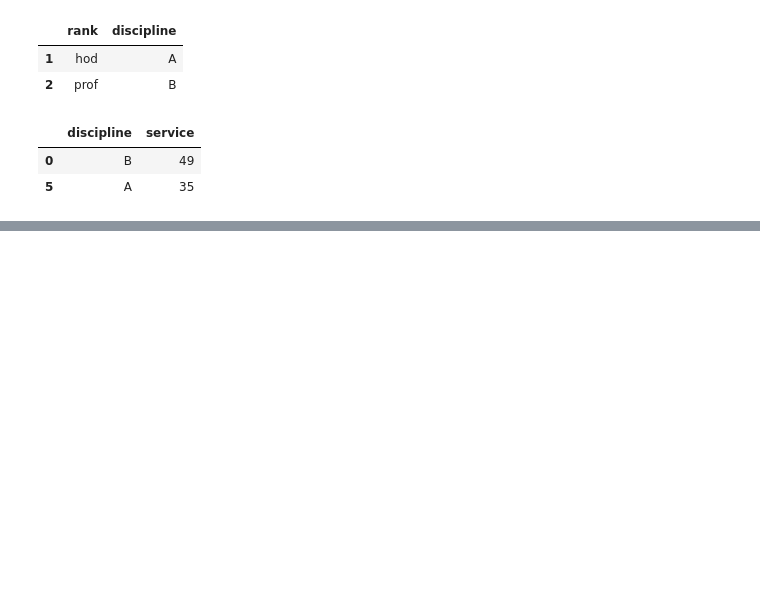
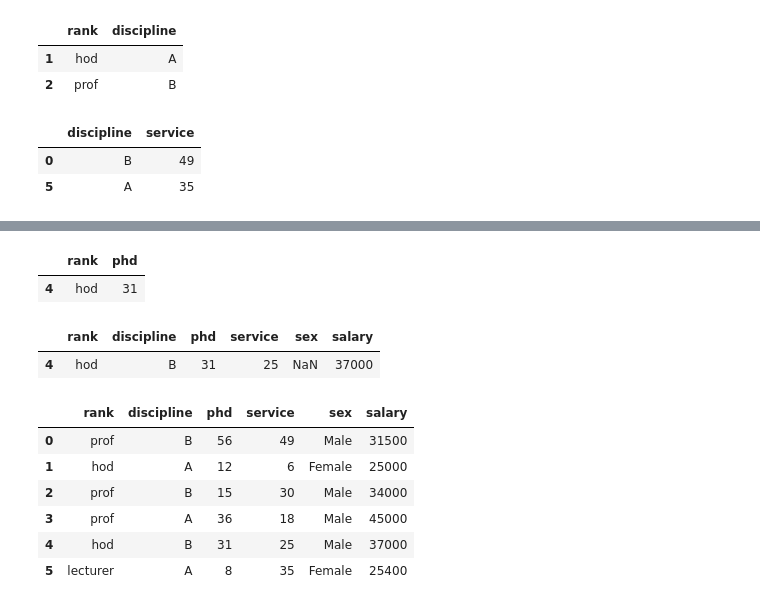
Before and after one commit to Netra-Tek/Data-Analysis, a Jupyter notebook: EmployeeAnalysis.ipynb, the cells around one changed output, grey strips where cells are left out. Drawn from its saved outputs; the diff is of its cells as text; code cells hidden in the pictures; blank space fills up the shorter version.

```diff
--- a/EmployeeAnalysis.ipynb
+++ b/EmployeeAnalysis.ipynb
@@ -322,0 +378,26 @@ df.iloc[[0,5], [1,3]]
+# %%
+#find the row  which having column empty or NaN or None values
+df[['rank','phd']][df['sex'].isna()]
+# %% [output]
+|  | rank | phd |
+| 4 | hod | 31 |
+# %%
+#Using isna() to select all rows with NaN under an entire DataFrame:
+df[df.isna().any(axis=1)]
+# %% [output]
+|  | rank | discipline | phd | service | sex | salary |
+| 4 | hod | B | 31 | 25 | NaN | 37000 |
+# %%
+# fill Values in NaN for Particular Column
+# inplace = True ,affect original data frame or parmanently saved in dataframe
+df['sex'].fillna('Male',inplace=True)
+# %%
+df
+# %% [output]
+|  | rank | discipline | phd | service | sex | salary |
+| 0 | prof | B | 56 | 49 | Male | 31500 |
+| 1 | hod | A | 12 | 6 | Female | 25000 |
+| 2 | prof | B | 15 | 30 | Male | 34000 |
+| 3 | prof | A | 36 | 18 | Male | 45000 |
+| 4 | hod | B | 31 | 25 | Male | 37000 |
+| 5 | lecturer | A | 8 | 35 | Female | 25400 |
```
Also changed, not shown: parts of 7 cells of this notebook.
